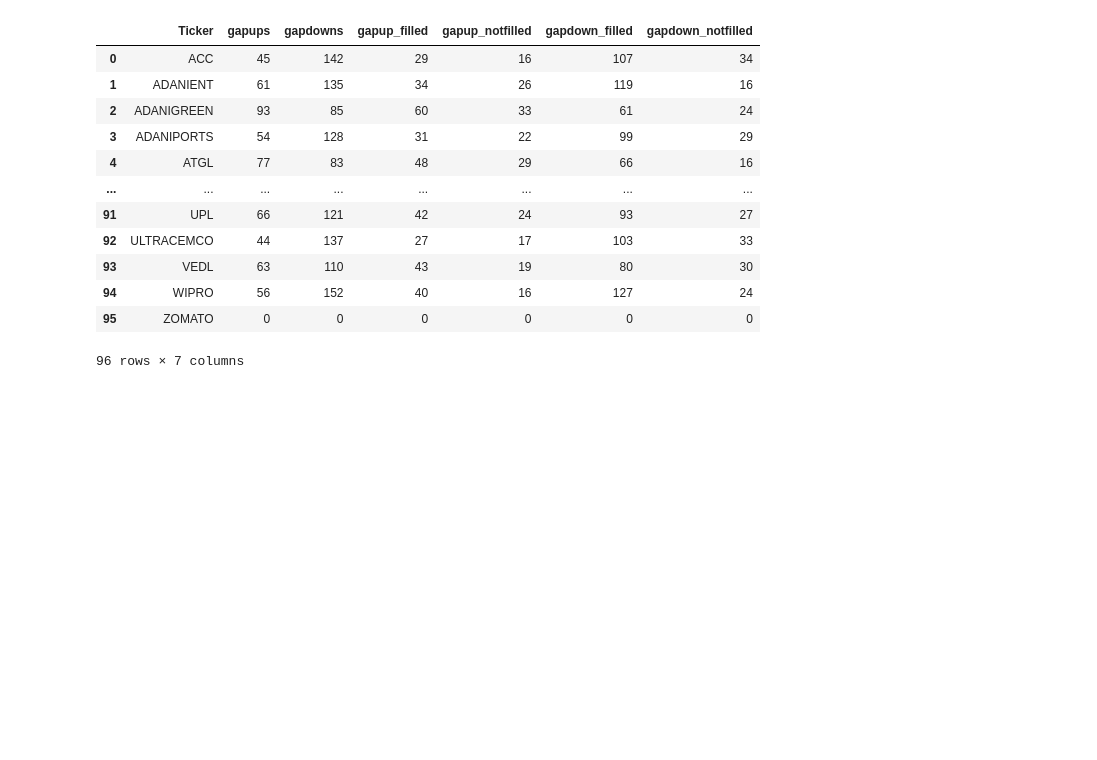
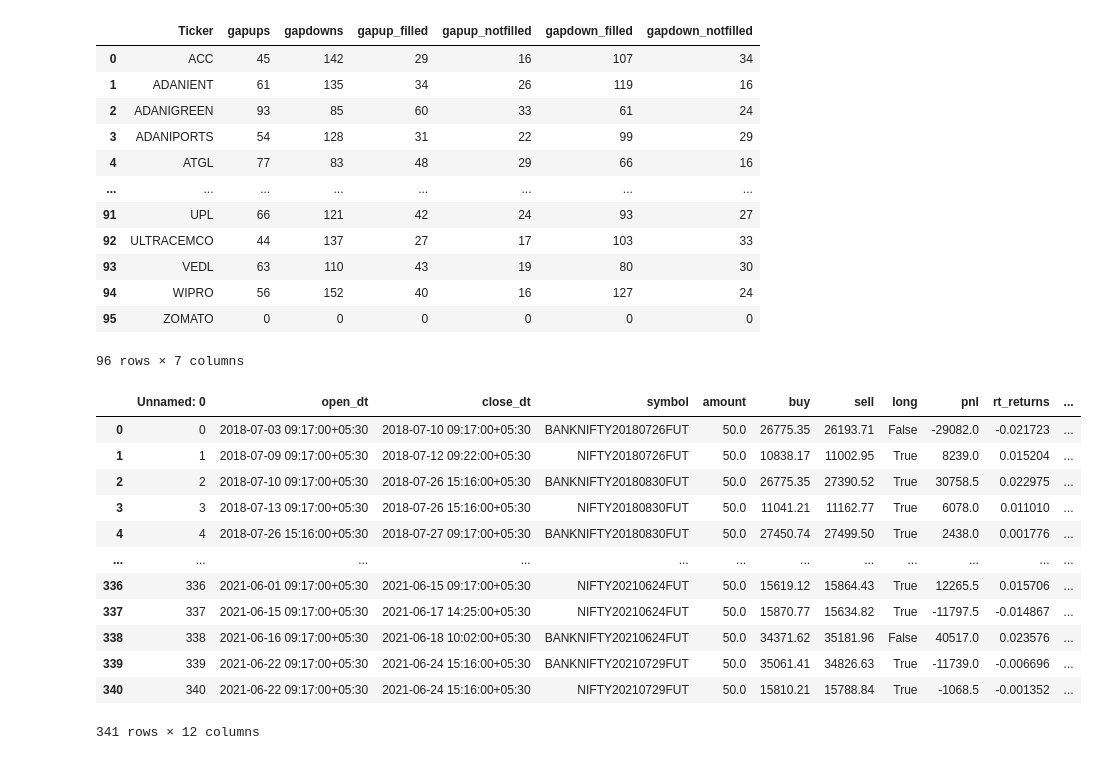
Before and after one commit to ramashisx/Inter-IIT_Qunatinsti, a Jupyter notebook: Untitled.ipynb, the cells around one changed output. Drawn from its saved outputs; the diff is of its cells as text; code cells hidden in the pictures; blank space fills up the shorter version.

```diff
--- a/Untitled.ipynb
+++ b/Untitled.ipynb
@@ -457,3 +459,21 @@ gapinfo
 | 94 | WIPRO | 56 | 152 | 40 | 16 | 127 | 24 |
 | 95 | ZOMATO | 0 | 0 | 0 | 0 | 0 | 0 |
 96 rows × 7 columns
+# %%
+logs = pd.read_csv("logs/round_trips.csv")
+# %%
+logs
+# %% [output]
+|  | Unnamed: 0 | open_dt | close_dt | symbol | amount | buy | sell | long | pnl | rt_returns | ... |
+| 0 | 0 | 2018-07-03 09:17:00+05:30 | 2018-07-10 09:17:00+05:30 | BANKNIFTY20180726FUT | 50.0 | 26775.35 | 26193.71 | False | -29082.0 | -0.021723 | ... |
+| 1 | 1 | 2018-07-09 09:17:00+05:30 | 2018-07-12 09:22:00+05:30 | NIFTY20180726FUT | 50.0 | 10838.17 | 11002.95 | True | 8239.0 | 0.015204 | ... |
+| 2 | 2 | 2018-07-10 09:17:00+05:30 | 2018-07-26 15:16:00+05:30 | BANKNIFTY20180830FUT | 50.0 | 26775.35 | 27390.52 | True | 30758.5 | 0.022975 | ... |
+| 3 | 3 | 2018-07-13 09:17:00+05:30 | 2018-07-26 15:16:00+05:30 | NIFTY20180830FUT | 50.0 | 11041.21 | 11162.77 | True | 6078.0 | 0.011010 | ... |
+| 4 | 4 | 2018-07-26 15:16:00+05:30 | 2018-07-27 09:17:00+05:30 | BANKNIFTY20180830FUT | 50.0 | 27450.74 | 27499.50 | True | 2438.0 | 0.001776 | ... |
+| ... | ... | ... | ... | ... | ... | ... | ... | ... | ... | ... | ... |
+| 336 | 336 | 2021-06-01 09:17:00+05:30 | 2021-06-15 09:17:00+05:30 | NIFTY20210624FUT | 50.0 | 15619.12 | 15864.43 | True | 12265.5 | 0.015706 | ... |
+| 337 | 337 | 2021-06-15 09:17:00+05:30 | 2021-06-17 14:25:00+05:30 | NIFTY20210624FUT | 50.0 | 15870.77 | 15634.82 | True | -11797.5 | -0.014867 | ... |
+| 338 | 338 | 2021-06-16 09:17:00+05:30 | 2021-06-18 10:02:00+05:30 | BANKNIFTY20210624FUT | 50.0 | 34371.62 | 35181.96 | False | 40517.0 | 0.023576 | ... |
+| 339 | 339 | 2021-06-22 09:17:00+05:30 | 2021-06-24 15:16:00+05:30 | BANKNIFTY20210729FUT | 50.0 | 35061.41 | 34826.63 | True | -11739.0 | -0.006696 | ... |
+| 340 | 340 | 2021-06-22 09:17:00+05:30 | 2021-06-24 15:16:00+05:30 | NIFTY20210729FUT | 50.0 | 15810.21 | 15788.84 | True | -1068.5 | -0.001352 | ... |
+341 rows × 12 columns
```
Also changed, not shown: parts of 4 cells of this notebook, 53 other files.
